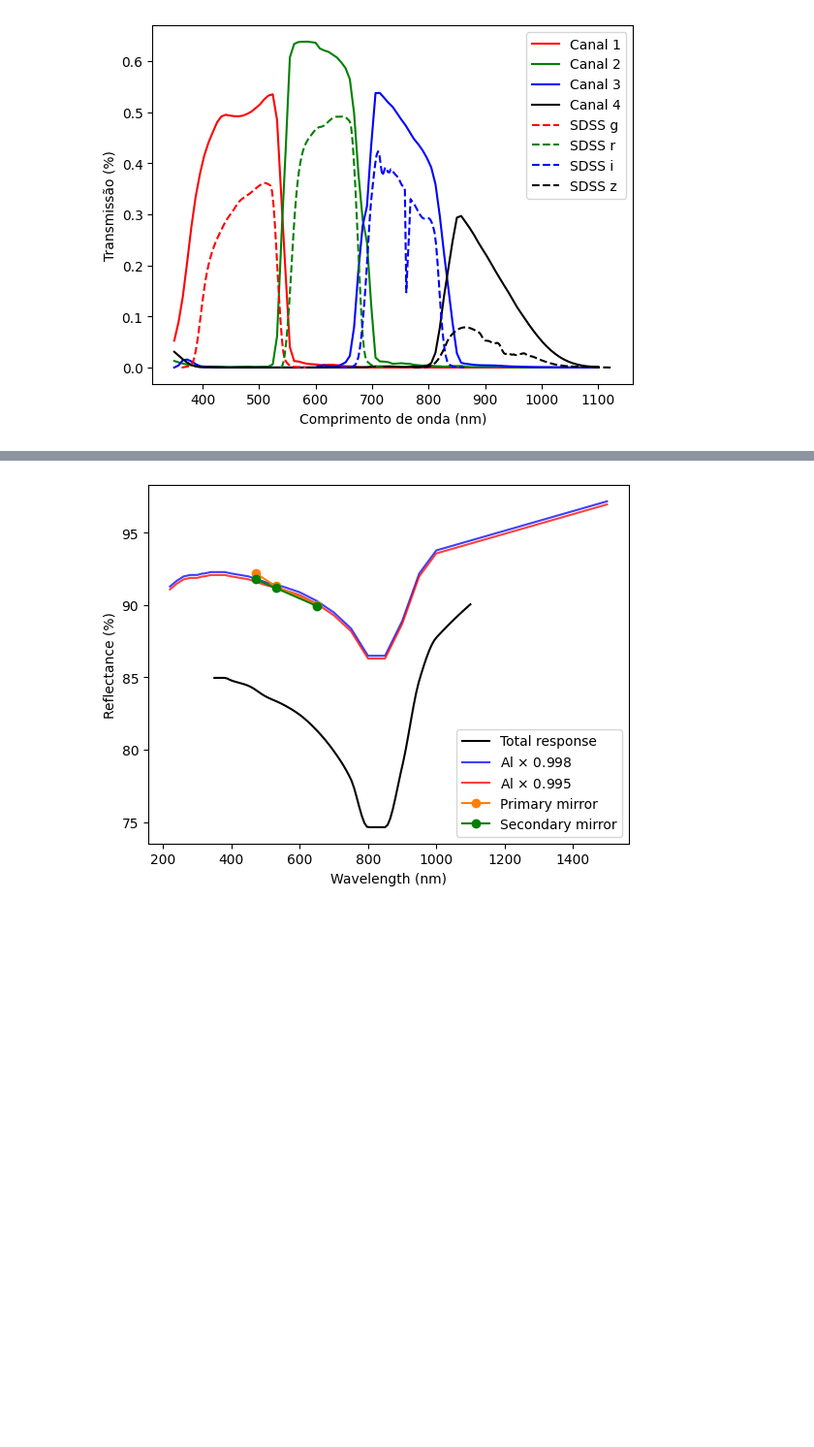
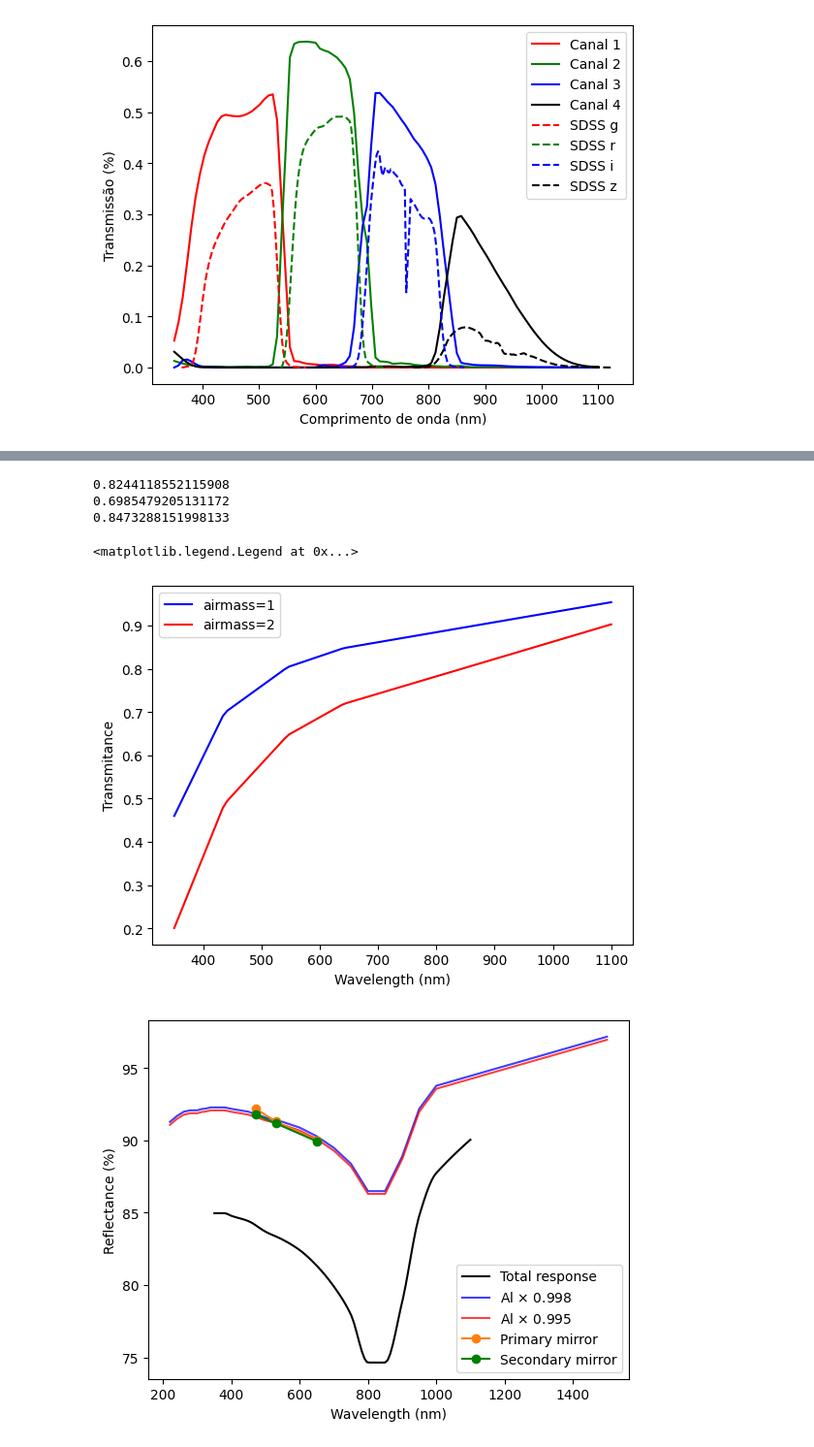
Before and after one commit to DBernardes/AIS, a Jupyter notebook: notebook/spectral_responses.ipynb, the cells around one changed output, grey strips where cells are left out. Shown: that part at 97% size. Saved outputs shown, nothing was run; the diff lists cells and outputs as text; code cells hidden in the pictures; blank space fills up the shorter version.

```diff
--- a/notebook/spectral_responses.ipynb
+++ b/notebook/spectral_responses.ipynb
@@ -232,3 +229,35 @@ plt.savefig("figures/atmosphere_spec_response.png", dpi=300)
+# %%
+# PLOT ATM SPECTRAL RESPONSE
+
+
+import matplotlib.pyplot as plt
+import numpy as np
+import pandas as pd
+
+from AIS.Spectral_Response import Atmosphere
+
+obj_wavelength = np.linspace(350, 1100, 100)
+atmosphere = Atmosphere()
+spectral_response = atmosphere.get_spectral_response(obj_wavelength, 1, "regular")
+abs1 = np.trapezoid(spectral_response, dx=0.01)
+print(abs1)
+plt.plot(obj_wavelength, spectral_response, "b", label="airmass=1")
+spectral_response = atmosphere.get_spectral_response(obj_wavelength, 2, "regular")
+abs2 = np.trapezoid(spectral_response, dx=0.01)
+print(abs2)
+plt.plot(obj_wavelength, spectral_response, "r", label="airmass=2")
+print(abs2 / abs1)
+
+plt.xlabel("Wavelength (nm)")
+plt.ylabel("Transmitance")
+plt.legend()
+# plt.savefig("figures/atmosphere_spec_response.png", dpi=300)
+# %% [output]
+0.8244118552115908
+0.6985479205131172
+0.8473288151998133
+<matplotlib.legend.Legend at 0x...>
+[figure, added]
 # %%
 # PLOT SPECTRAL RESPONSE TELESCOPE
 
```
Also changed, not shown: parts of 1 cell of this notebook, 3 other files.
